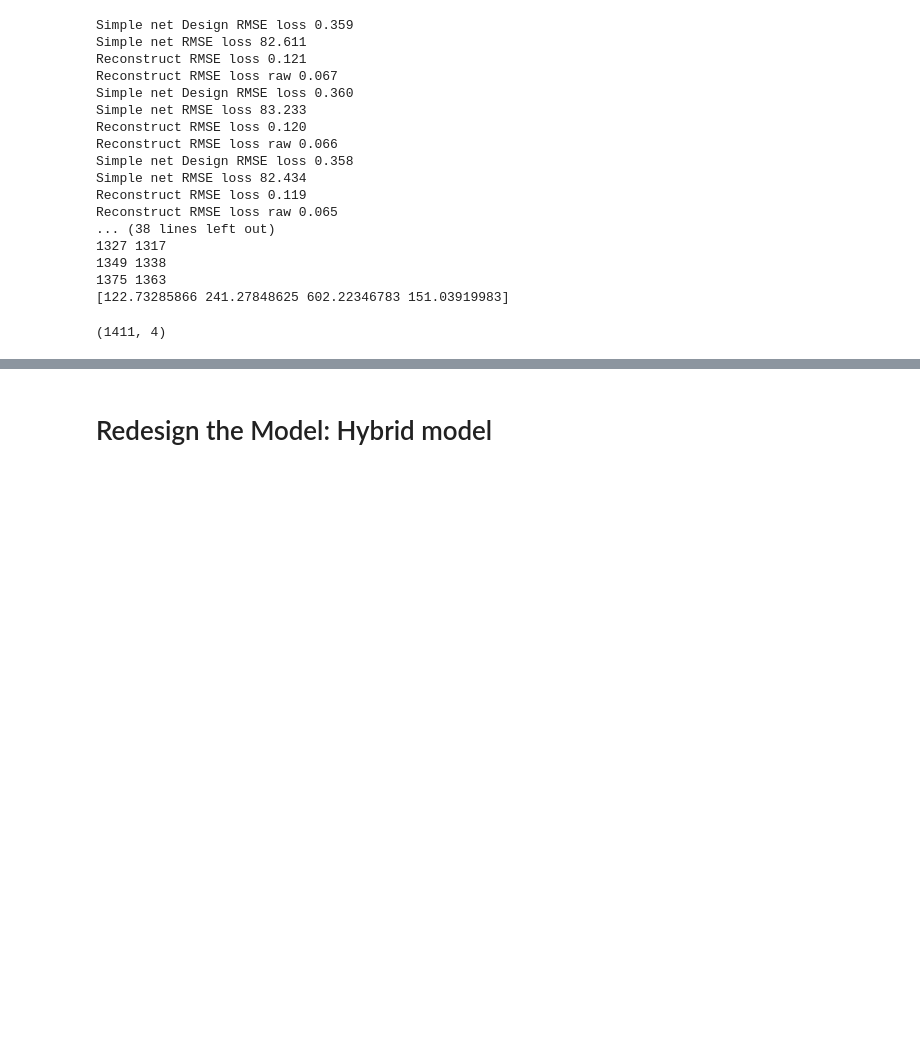
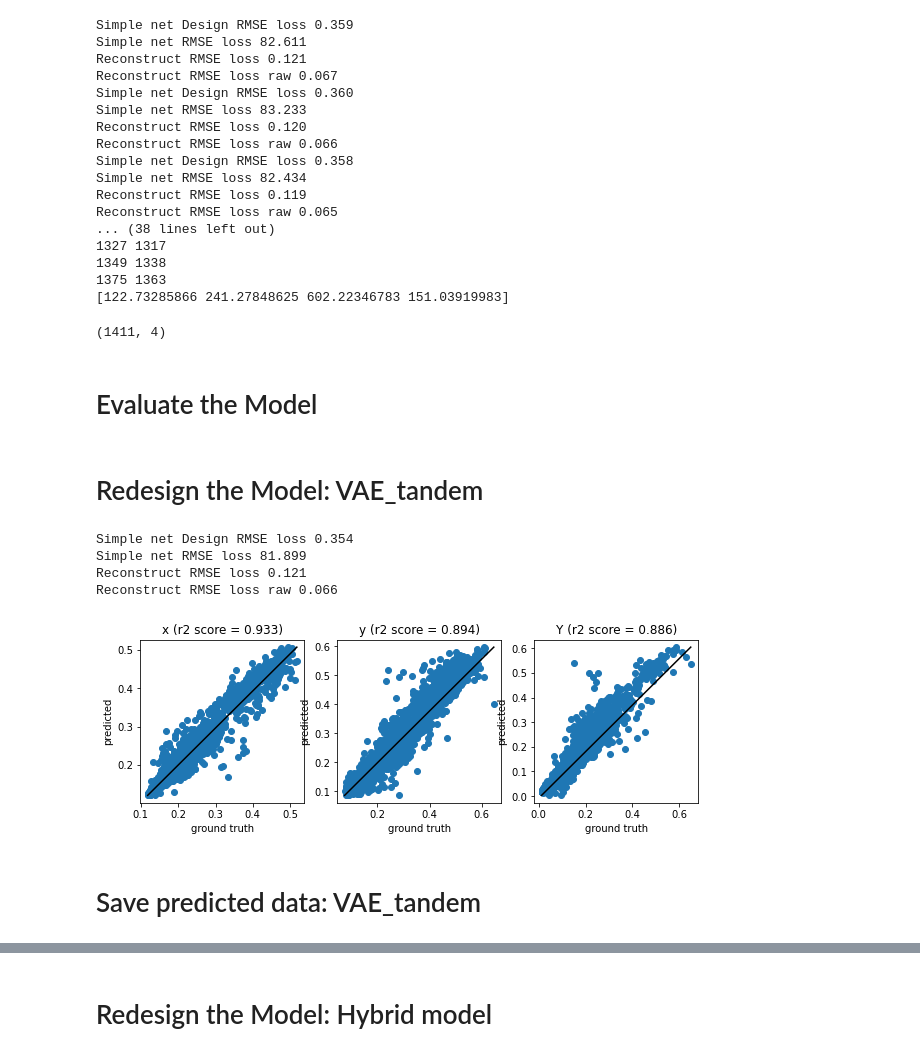
Before and after one commit to taigaoma1997/Meta_learning_photonics_structure, a Jupyter notebook: Model/VAE_model_plot_result.ipynb, the cells around one changed output, grey strips where cells are left out. Saved outputs shown, nothing was run; the diff lists cells and outputs as text; code cells hidden in the pictures; blank space fills up the shorter version.

```diff
--- a/Model/VAE_model_plot_result.ipynb
+++ b/Model/VAE_model_plot_result.ipynb
@@ -393,3 +395,24 @@ Reconstruct RMSE loss raw 0.065
 1375 1363
 [122.73285866 241.27848625 602.22346783 151.03919983]
 (1411, 4)
+# %% [markdown]
+# Evaluate the Model
+# %% [markdown]
+# Redesign the Model: VAE_tandem
+# %%
+# vae_tandem
+#
+configs = get_configs('vae_tandem')
+vae_model = cVAE_tandem(configs['input_dim'], configs['latent_dim']).to(DEVICE)
+vae_model.load_state_dict(torch.load('./models/vae_tandem_trained_500.pth')['model_state_dict'])
+
+cie_raw, param_raw, cie_pred, param_pred = evaluate_vae_minmax_GSNN_inverse(forward_model, vae_model, configs, test_loader.dataset)
+plot_cie_raw_pred(cie_raw, cie_pred)
+# %% [output]
+Simple net Design RMSE loss 0.354
+Simple net RMSE loss 81.899
+Reconstruct RMSE loss 0.121
+Reconstruct RMSE loss raw 0.066
+[figure, added]
+# %% [markdown]
+# Save predicted data: VAE_tandem
```
Also changed, not shown: parts of 9 cells of this notebook, 4 other files.
